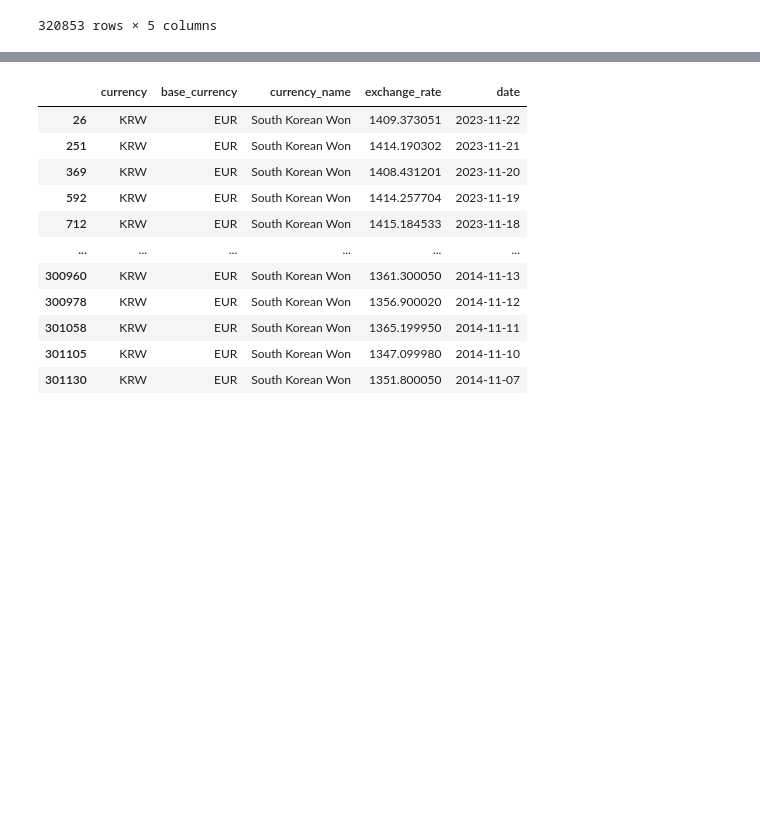
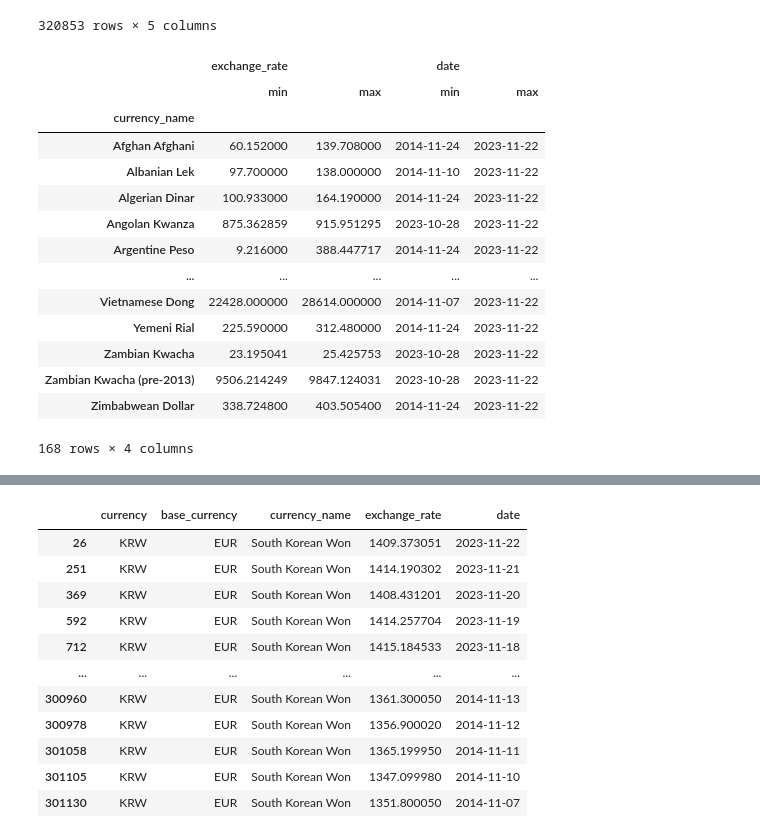
Before and after one commit to Yeomdongsu/YH-semi_final-forex-exchange-rate, a Jupyter notebook: forex_exchange_rate.ipynb, the cells around one changed output, grey strips where cells are left out. Saved outputs shown, nothing was run; the diff lists cells and outputs as text; code cells hidden in the pictures; blank space fills up the shorter version.

```diff
--- a/forex_exchange_rate.ipynb
+++ b/forex_exchange_rate.ipynb
@@ -412,6 +385,23 @@ df
 320853 rows × 5 columns
 # %%
 df3 = df.groupby("currency_name")[["exchange_rate","date"]].agg([np.min, np.max])
+df3
+# %% [output]
+|  | exchange_rate |  | date |  |
+|  | min | max | min | max |
+| currency_name |  |  |  |  |
+| Afghan Afghani | 60.152000 | 139.708000 | 2014-11-24 | 2023-11-22 |
+| Albanian Lek | 97.700000 | 138.000000 | 2014-11-10 | 2023-11-22 |
+| Algerian Dinar | 100.933000 | 164.190000 | 2014-11-24 | 2023-11-22 |
+| Angolan Kwanza | 875.362859 | 915.951295 | 2023-10-28 | 2023-11-22 |
+| Argentine Peso | 9.216000 | 388.447717 | 2014-11-24 | 2023-11-22 |
+| ... | ... | ... | ... | ... |
+| Vietnamese Dong | 22428.000000 | 28614.000000 | 2014-11-07 | 2023-11-22 |
+| Yemeni Rial | 225.590000 | 312.480000 | 2014-11-24 | 2023-11-22 |
+| Zambian Kwacha | 23.195041 | 25.425753 | 2023-10-28 | 2023-11-22 |
+| Zambian Kwacha (pre-2013) | 9506.214249 | 9847.124031 | 2023-10-28 | 2023-11-22 |
+| Zimbabwean Dollar | 338.724800 | 403.505400 | 2014-11-24 | 2023-11-22 |
+168 rows × 4 columns
 # %%
 df3.columns[0]
 # %% [output]
```
Also changed, not shown: parts of 15 cells of this notebook, 2 other files.
